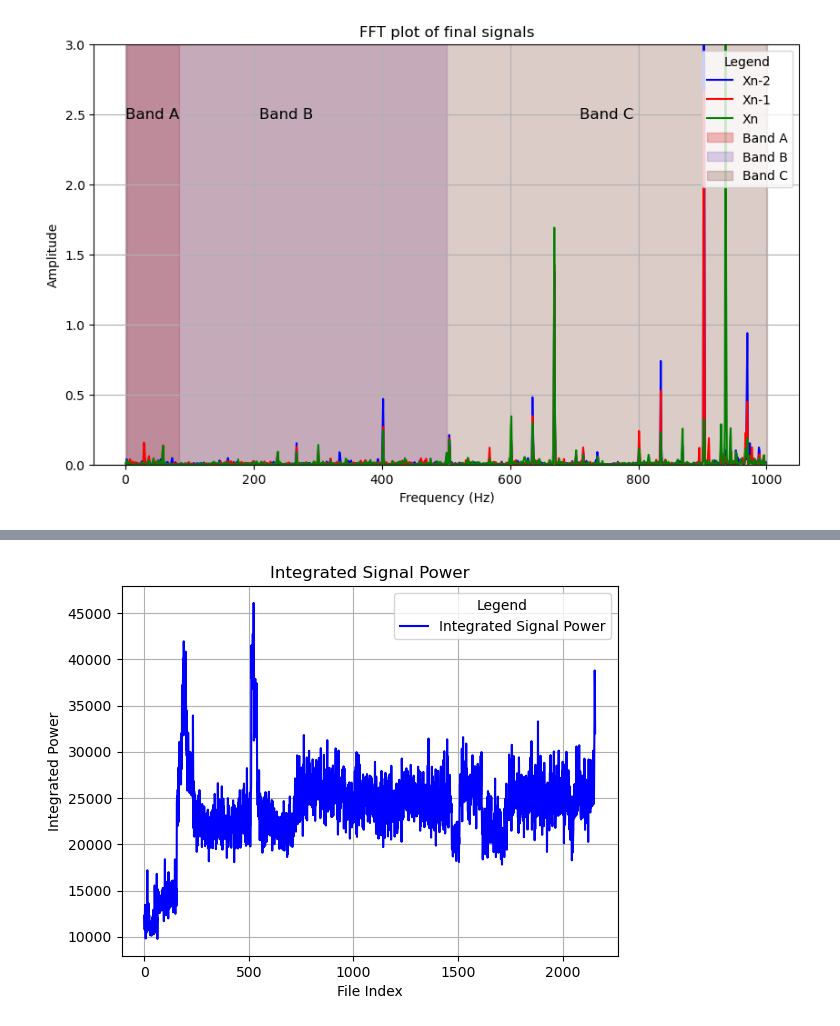
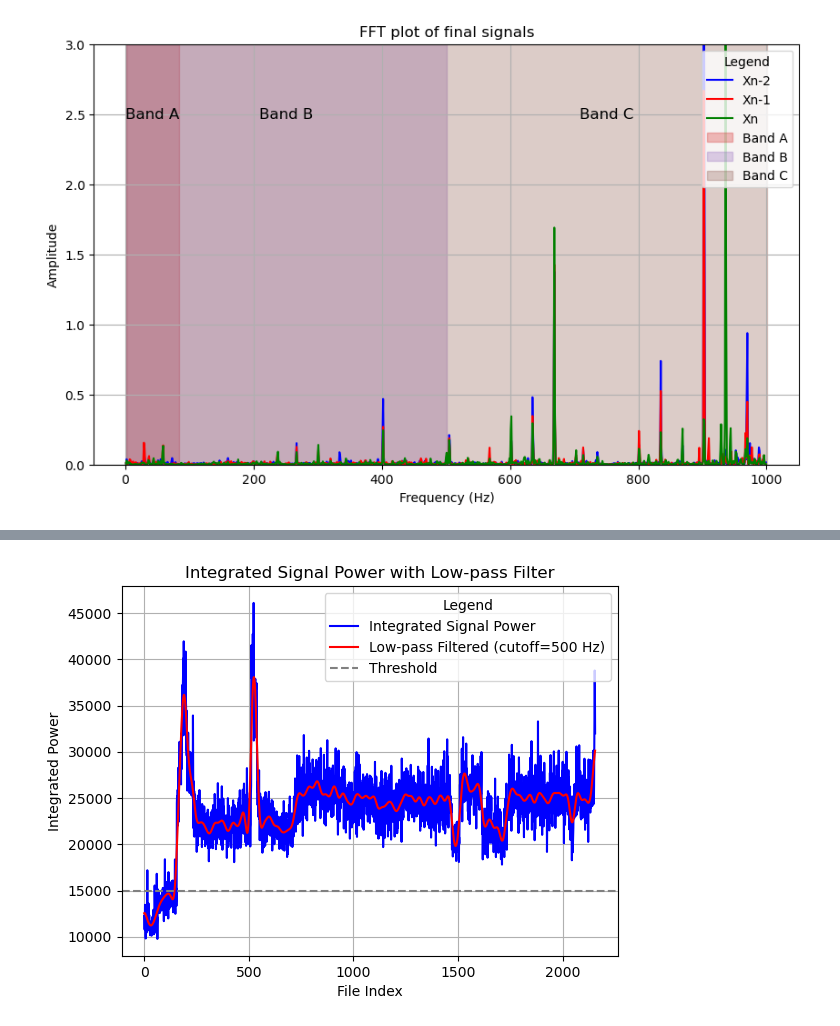
Before and after one commit to douglasmmachado/NASABearing, a Jupyter notebook: nasa.ipynb, the cells around one changed output, grey strips where cells are left out. Cells and saved outputs as stored; diff of their text form; code cells hidden in the pictures.

```diff
--- a/nasa.ipynb
+++ b/nasa.ipynb
@@ -311,9 +311,9 @@ Requirement already satisfied: plotly in c:\users\douglas machado\appdata\roamin
 Requirement already satisfied: tenacity>=6.2.0 in c:\users\douglas machado\.conda\envs\nasa\lib\site-packages (from plotly) (8.2.3)
 Requirement already satisfied: packaging in c:\users\douglas machado\.conda\envs\nasa\lib\site-packages (from plotly) (23.1)
 # %%
-data = df_B4.B4_y_mean
-bearing = '4'
-axis = 'y'
+data = df_B1.B1_x_mean
+bearing = '1'
+axis = 'x'
 
 # Plot using Matplotlib
 ax = data.plot(figsize=(24, 6), title="Bearing Vibration mean", legend=True)
@@ -540,20 +541,47 @@ C:\Users\Douglas MACHADO\AppData\Local\Temp\ipykernel_13028\2462695076.py:22: De
 # %%
+import numpy as np
+import matplotlib.pyplot as plt
+from scipy.signal import butter, filtfilt
+
+# Assuming integration_array is your signal
+
+# Define a low-pass filter
+def butter_lowpass_filter(data, cutoff_freq, sampling_freq, order=4):
+    nyquist = 0.5 * sampling_freq
+    normal_cutoff = cutoff_freq / nyquist
+    b, a = butter(order, normal_cutoff, btype='low', analog=False)
+    y = filtfilt(b, a, data)
+    return y
+
+# Set the cutoff frequency and sampling frequency
+cutoff_frequency = 500  # Adjust this value based on your requirements
+sampling_frequency = 20e3  # Adjust this value based on your actual sampling frequency
+
+# Apply the low-pass filter
+filtered_signal = butter_lowpass_filter(integration_array, cutoff_frequency, sampling_frequency)
+
 # Plot using Matplotlib
 plt.figure()
+
+# Original signal
 plt.plot(range(len(integration_array)), integration_array, color='blue', label='Integrated Signal Power')
 
+# Filtered signal
+plt.plot(range(len(filtered_signal)), filtered_signal, color='red', label=f'Low-pass Filtered (cutoff={cutoff_frequency} Hz)')
+
+plt.axhline(y = 15e3, color = 'gray', linestyle = 'dashed', label = "Threshold")
 
 # Customize plot
-plt.title('Integrated Signal Power')
+plt.title('Integrated Signal Power with Low-pass Filter')
 plt.xlabel('File Index')
 plt.ylabel('Integrated Power')
 plt.legend(title='Legend', loc='upper right')
 plt.grid()
 
 # Save the figure
-plt.savefig(f"fault_indicator_bearing_{bearing}_axis_{axis}.png")
+plt.savefig(f"fault_indicator_bearing_{bearing}_axis_{axis}_filtered.png")
 
 # Show the plot
 plt.show()
 # %% [output]
-[figure, old version]
+[figure, new version]
```
Also changed, not shown: parts of 2 cells of this notebook, 1 other file.
